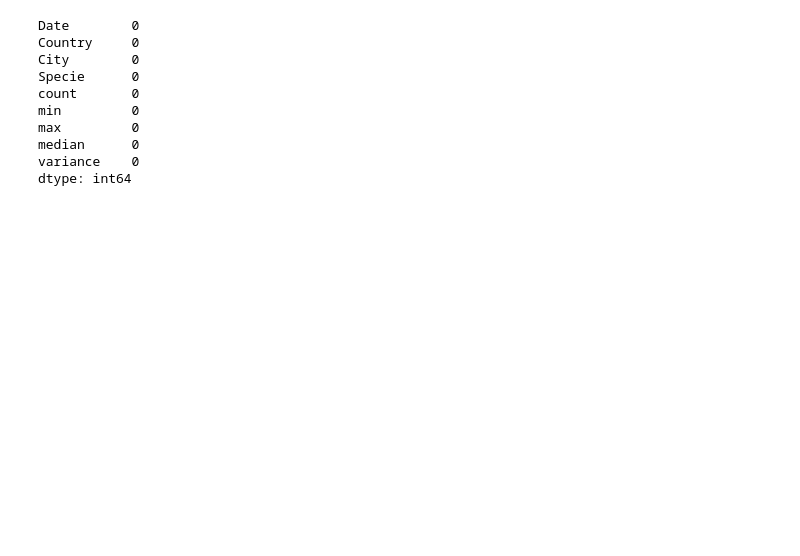
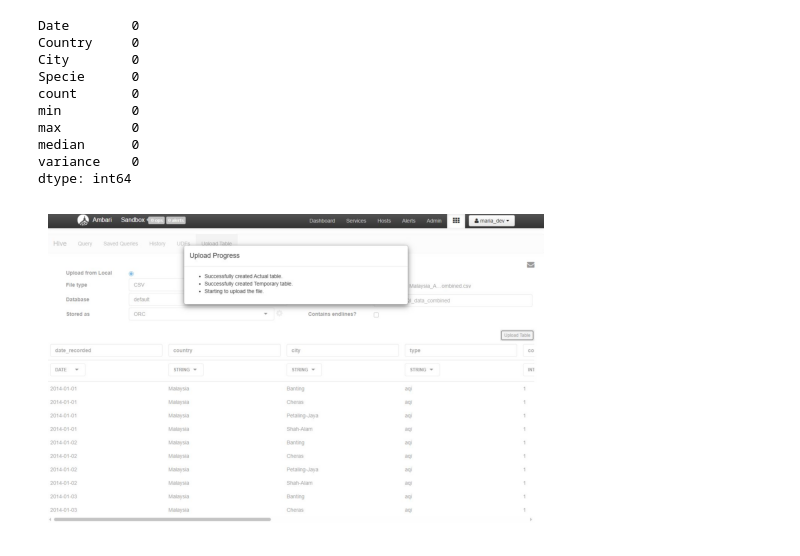
Before and after one commit to muzaffarizamuddin/P166246_Data_Management_Final_Report, a Jupyter notebook: historical_AQI_data_combine.ipynb, the cells around one changed output. Cells and saved outputs as stored; diff of their text form; code cells hidden in the pictures; blank space fills up the shorter version.

```diff
--- a/historical_AQI_data_combine.ipynb
+++ b/historical_AQI_data_combine.ipynb
@@ -271,3 +267,16 @@ max         0
 median      0
 variance    0
 dtype: int64
+# %%
+import matplotlib.pyplot as plt
+import matplotlib.image as mpimg
+
+path = "images/upload_table.JPG"
+
+# Read and display
+img = mpimg.imread(path)
+plt.imshow(img)
+plt.axis('off') # Hide the X and Y axes
+plt.show()
+# %% [output]
+[figure, added]
```
Also changed, not shown: parts of 6 cells of this notebook, 6 other files.
